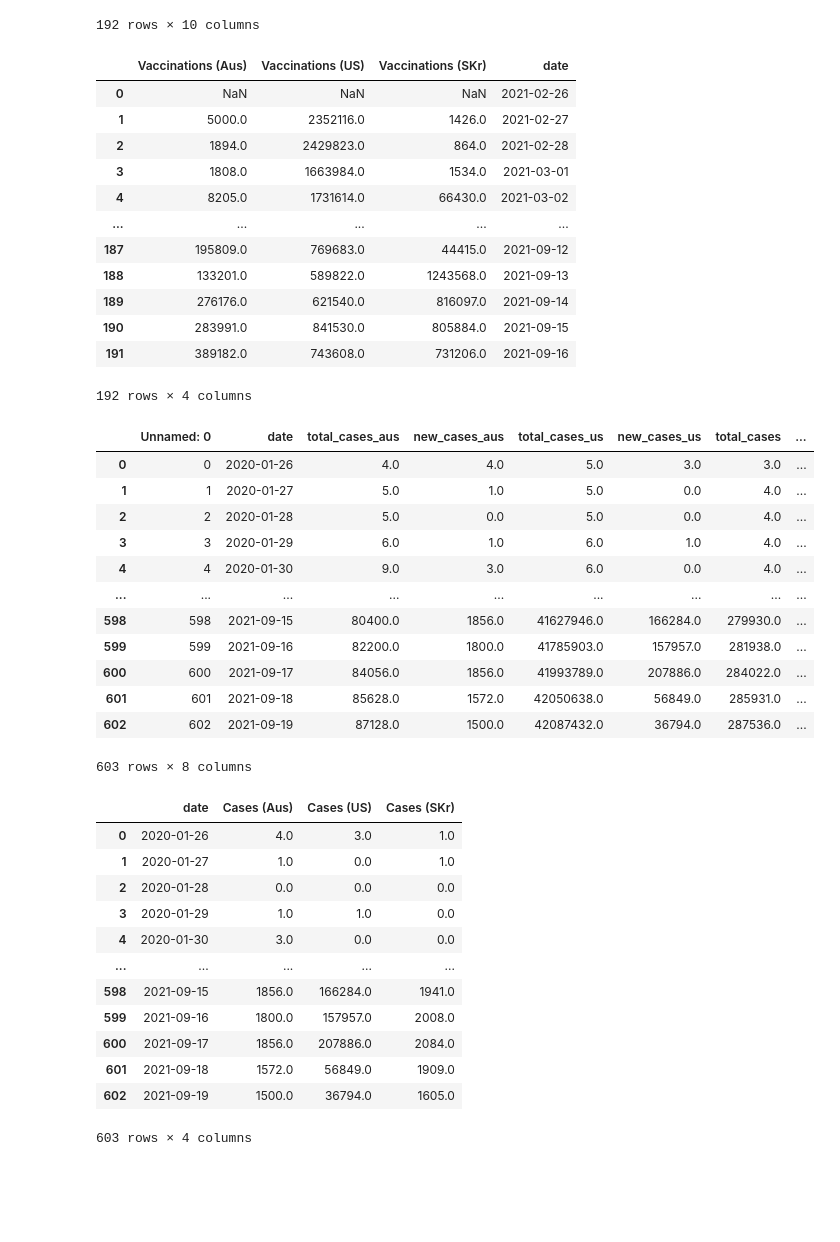
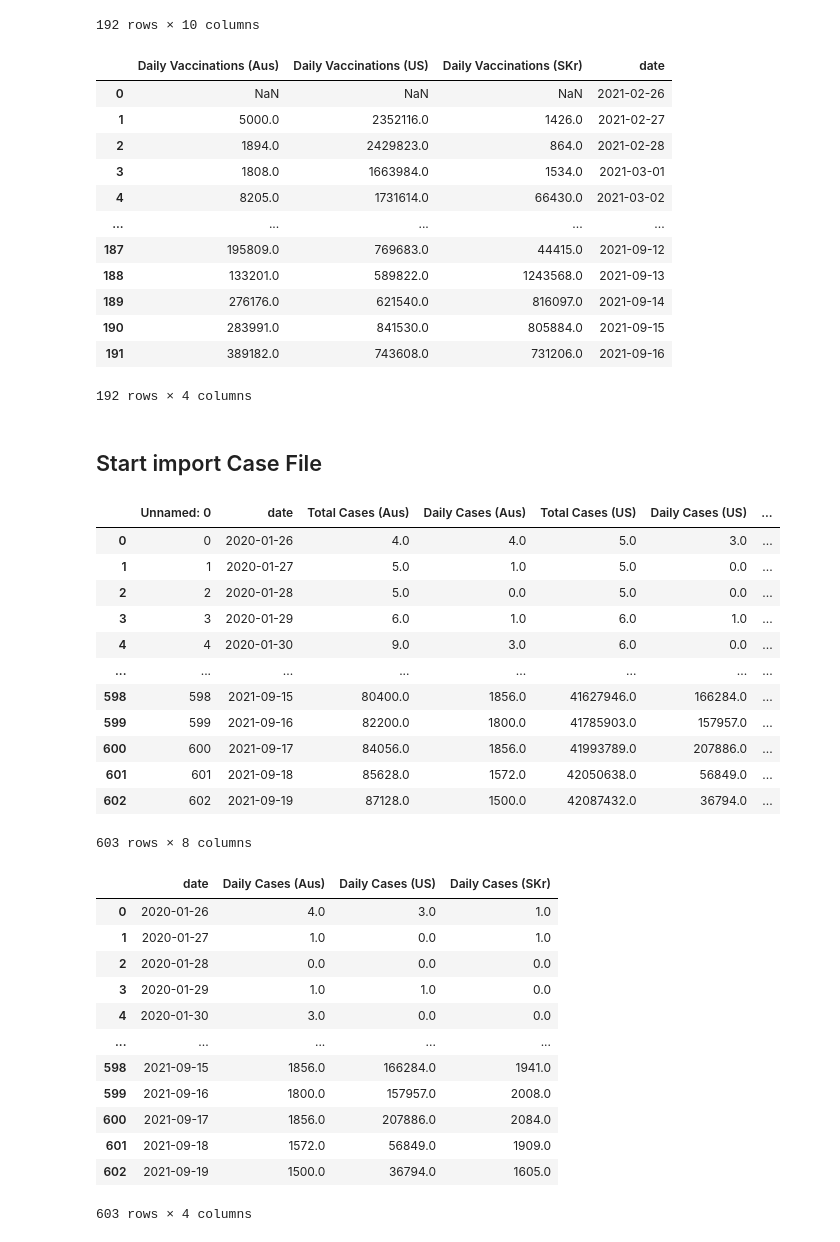
Before and after one commit to BenPickles85/bootcamp-project-1, a Jupyter notebook: vaccines_aus_merged.ipynb, the cells around one changed output. Drawn from its saved outputs; the diff is of its cells as text; code cells hidden in the pictures; blank space fills up the shorter version.

```diff
--- a/vaccines_aus_merged.ipynb
+++ b/vaccines_aus_merged.ipynb
@@ -98,23 +104,20 @@ merged_df2
 192 rows × 10 columns
 # %%
 # Obtain total vaccinations and put into dataframe
-total_vaccines = merged_df2[['Total Vaccinations (Aus)', 'Total Vaccinations (US)', 'Total Vaccinations (Skr)']]
-total_vaccines = total_vaccines.diff()
+daily_vaccines = merged_df2[['Total Vaccinations (Aus)', 'Total Vaccinations (US)', 'Total Vaccinations (SKr)']]
+daily_vaccines = daily_vaccines.diff()
 date_col = merged_df2['date']
-total_vaccines = total_vaccines.join(date_col)
+daily_vaccines = daily_vaccines.join(date_col)
 
 # Rename columns
-dict2 = {'Total Vaccinations (Aus)' : 'Vaccinations (Aus)',
-         'Total Vaccinations (US)' : 'Vaccinations (US)',
-         'Total Vaccinations (Skr)' : 'Vaccinations (SKr)'}
-total_vaccines.rename(columns=dict2,
+dict2 = {'Total Vaccinations (Aus)' : 'Daily Vaccinations (Aus)',
+         'Total Vaccinations (US)' : 'Daily Vaccinations (US)',
+         'Total Vaccinations (SKr)' : 'Daily Vaccinations (SKr)'}
+daily_vaccines.rename(columns=dict2,
           inplace=True)
-
-# Convert date column to datetime data type
-total_vaccines["date"]= pd.to_datetime(total_vaccines["date"])
-total_vaccines
+daily_vaccines
 # %% [output]
-|  | Vaccinations (Aus) | Vaccinations (US) | Vaccinations (SKr) | date |
+|  | Daily Vaccinations (Aus) | Daily Vaccinations (US) | Daily Vaccinations (SKr) | date |
 | 0 | NaN | NaN | NaN | 2021-02-26 |
 | 1 | 5000.0 | 2352116.0 | 1426.0 | 2021-02-27 |
 | 2 | 1894.0 | 2429823.0 | 864.0 | 2021-02-28 |
@@ -127,42 +130,48 @@ total_vaccines
 | 190 | 283991.0 | 841530.0 | 805884.0 | 2021-09-15 |
 | 191 | 389182.0 | 743608.0 | 731206.0 | 2021-09-16 |
 192 rows × 4 columns
+# %% [markdown]
+## Start import Case File
 # %%
 # Read csv file of cases
 cases_file = pd.read_csv (r'Resources/cases_au_us_skr_data.csv')
 
 # Convert date column to datetime data type
-cases_file["date"]= pd.to_datetime(cases_file["date"])
+cases_file["date"]= pd.to_datetime(cases_file["date"], dayfirst=True)
 
+# Rename columns
+dict3 = {'total_cases_aus': 'Total Cases (Aus)',
+         'total_cases_us': 'Total Cases (US)',
+         'total_cases': 'Total Cases (SKr)',
+         'new_cases_aus' : 'Daily Cases (Aus)',
+         'new_cases_us' : 'Daily Cases (US)',
+         'new_cases' : 'Daily Cases (SKr)'}
+cases_file.rename(columns=dict3,
+          inplace=True)
+
+###cases_file.loc['date' == '2021-03-09']
 cases_file
 # %% [output]
-|  | Unnamed: 0 | date | total_cases_aus | new_cases_aus | total_cases_us | new_cases_us | total_cases | ... |
-| 0 | 0 | 2020-01-26 | 4.0 | 4.0 | 5.0 | 3.0 | 3.0 | ... |
-| 1 | 1 | 2020-01-27 | 5.0 | 1.0 | 5.0 | 0.0 | 4.0 | ... |
-| 2 | 2 | 2020-01-28 | 5.0 | 0.0 | 5.0 | 0.0 | 4.0 | ... |
-| 3 | 3 | 2020-01-29 | 6.0 | 1.0 | 6.0 | 1.0 | 4.0 | ... |
-| 4 | 4 | 2020-01-30 | 9.0 | 3.0 | 6.0 | 0.0 | 4.0 | ... |
-| ... | ... | ... | ... | ... | ... | ... | ... | ... |
-| 598 | 598 | 2021-09-15 | 80400.0 | 1856.0 | 41627946.0 | 166284.0 | 279930.0 | ... |
-| 599 | 599 | 2021-09-16 | 82200.0 | 1800.0 | 41785903.0 | 157957.0 | 281938.0 | ... |
-| 600 | 600 | 2021-09-17 | 84056.0 | 1856.0 | 41993789.0 | 207886.0 | 284022.0 | ... |
-| 601 | 601 | 2021-09-18 | 85628.0 | 1572.0 | 42050638.0 | 56849.0 | 285931.0 | ... |
-| 602 | 602 | 2021-09-19 | 87128.0 | 1500.0 | 42087432.0 | 36794.0 | 287536.0 | ... |
+|  | Unnamed: 0 | date | Total Cases (Aus) | Daily Cases (Aus) | Total Cases (US) | Daily Cases (US) | ... |
+| 0 | 0 | 2020-01-26 | 4.0 | 4.0 | 5.0 | 3.0 | ... |
+| 1 | 1 | 2020-01-27 | 5.0 | 1.0 | 5.0 | 0.0 | ... |
+| 2 | 2 | 2020-01-28 | 5.0 | 0.0 | 5.0 | 0.0 | ... |
+| 3 | 3 | 2020-01-29 | 6.0 | 1.0 | 6.0 | 1.0 | ... |
+| 4 | 4 | 2020-01-30 | 9.0 | 3.0 | 6.0 | 0.0 | ... |
+| ... | ... | ... | ... | ... | ... | ... | ... |
+| 598 | 598 | 2021-09-15 | 80400.0 | 1856.0 | 41627946.0 | 166284.0 | ... |
+| 599 | 599 | 2021-09-16 | 82200.0 | 1800.0 | 41785903.0 | 157957.0 | ... |
+| 600 | 600 | 2021-09-17 | 84056.0 | 1856.0 | 41993789.0 | 207886.0 | ... |
+| 601 | 601 | 2021-09-18 | 85628.0 | 1572.0 | 42050638.0 | 56849.0 | ... |
+| 602 | 602 | 2021-09-19 | 87128.0 | 1500.0 | 42087432.0 | 36794.0 | ... |
 603 rows × 8 columns
 # %%
 # Obtain only daily case data
-cases_df = cases_file[['date', 'new_cases_aus', 'new_cases_us', 'new_cases']]
+daily_cases = cases_file[['date', 'Daily Cases (Aus)', 'Daily Cases (US)', 'Daily Cases (SKr)']]
 
-# Rename columns
-dict3 = {'new_cases_aus' : 'Cases (Aus)',
-         'new_cases_us' : 'Cases (US)',
-         'new_cases' : 'Cases (SKr)'}
-cases_df.rename(columns=dict3,
-          inplace=True)
-
-cases_df
+daily_cases
 # %% [output]
-|  | date | Cases (Aus) | Cases (US) | Cases (SKr) |
+|  | date | Daily Cases (Aus) | Daily Cases (US) | Daily Cases (SKr) |
 | 0 | 2020-01-26 | 4.0 | 3.0 | 1.0 |
 | 1 | 2020-01-27 | 1.0 | 0.0 | 1.0 |
 | 2 | 2020-01-28 | 0.0 | 0.0 | 0.0 |
```
Also changed, not shown: parts of 34 cells of this notebook, 1 other file.
